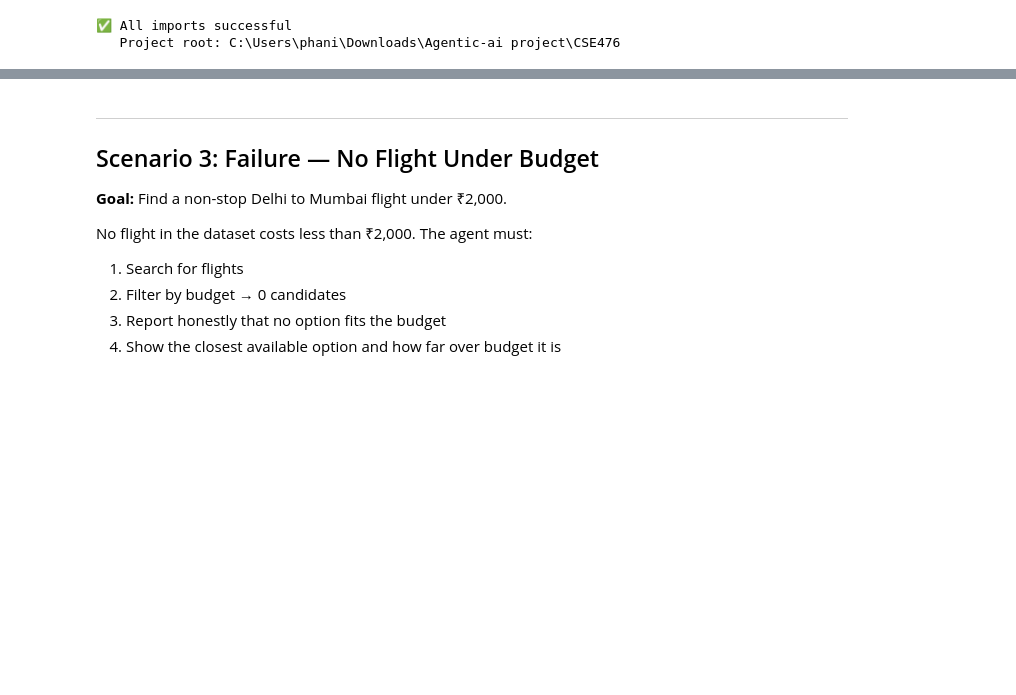
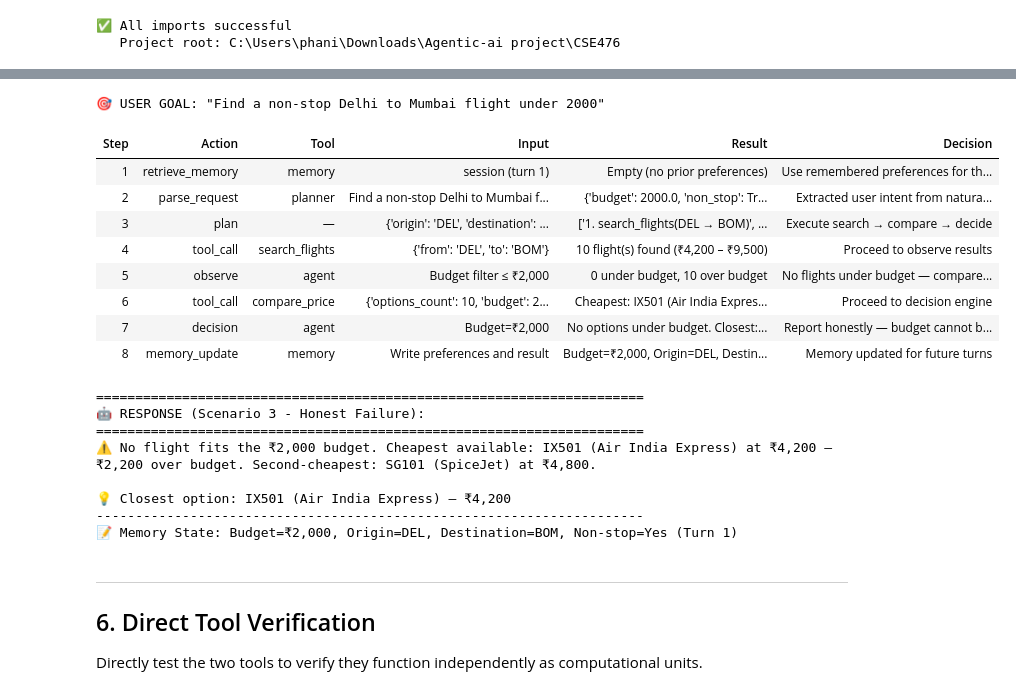
Before and after one commit to phanindra267/CSE476, a Jupyter notebook: notebooks/flight_option_finder_demo.ipynb, the cells around one changed output, grey strips where cells are left out. Saved outputs shown, nothing was run; the diff lists cells and outputs as text; code cells hidden in the pictures; blank space fills up the shorter version.

```diff
--- a/notebooks/flight_option_finder_demo.ipynb
+++ b/notebooks/flight_option_finder_demo.ipynb
@@ -243,12 +283,40 @@ In the trace for Turn 2:
+# %%
+agent3 = FlightAgent()
+
+goal3 = "Find a non-stop Delhi to Mumbai flight under 2000"
+print(f"🎯 USER GOAL: \"{goal3}\"\n")
+
+state3 = agent3.run(goal3)
+show_trace(state3)
+
+print("\n" + "=" * 70)
+print("🤖 RESPONSE (Scenario 3 - Honest Failure):")
+print("=" * 70)
+show_recommendation(agent3, state3)
+print("-" * 70)
+show_memory(agent3)
+# %% [output]
+🎯 USER GOAL: "Find a non-stop Delhi to Mumbai flight under 2000"
+| Step | Action | Tool | Input | Result | Decision |
+| 1 | retrieve_memory | memory | session (turn 1) | Empty (no prior preferences) | Use remembered preferences for th... |
+| 2 | parse_request | planner | Find a non-stop Delhi to Mumbai f... | {'budget': 2000.0, 'non_stop': Tr... | Extracted user intent from natura... |
+| 3 | plan | — | {'origin': 'DEL', 'destination': ... | ['1. search_flights(DEL → BOM)', ... | Execute search → compare → decide |
+| 4 | tool_call | search_flights | {'from': 'DEL', 'to': 'BOM'} | 10 flight(s) found (₹4,200 – ₹9,500) | Proceed to observe results |
+| 5 | observe | agent | Budget filter ≤ ₹2,000 | 0 under budget, 10 over budget | No flights under budget — compare... |
+| 6 | tool_call | compare_price | {'options_count': 10, 'budget': 2... | Cheapest: IX501 (Air India Expres... | Proceed to decision engine |
+| 7 | decision | agent | Budget=₹2,000 | No options under budget. Closest:... | Report honestly — budget cannot b... |
+| 8 | memory_update | memory | Write preferences and result | Budget=₹2,000, Origin=DEL, Destin... | Memory updated for future turns |
+======================================================================
+🤖 RESPONSE (Scenario 3 - Honest Failure):
+======================================================================
+⚠️ No flight fits the ₹2,000 budget. Cheapest available: IX501 (Air India Express) at ₹4,200 — ₹2,200 over budget. Second-cheapest: SG101 (SpiceJet) at ₹4,800.
+
+💡 Closest option: IX501 (Air India Express) — ₹4,200
+----------------------------------------------------------------------
+📝 Memory State: Budget=₹2,000, Origin=DEL, Destination=BOM, Non-stop=Yes (Turn 1)
 # %% [markdown]
 ---
-## Scenario 3: Failure — No Flight Under Budget
+## 6. Direct Tool Verification
 
-**Goal:** Find a non-stop Delhi to Mumbai flight under ₹2,000.
-
-No flight in the dataset costs less than ₹2,000. The agent must:
-1. Search for flights
-2. Filter by budget → 0 candidates
-3. Report honestly that no option fits the budget
-4. Show the closest available option and how far over budget it is
+Directly test the two tools to verify they function independently as computational units.
 # %%
```
Also changed, not shown: parts of 23 cells of this notebook.
